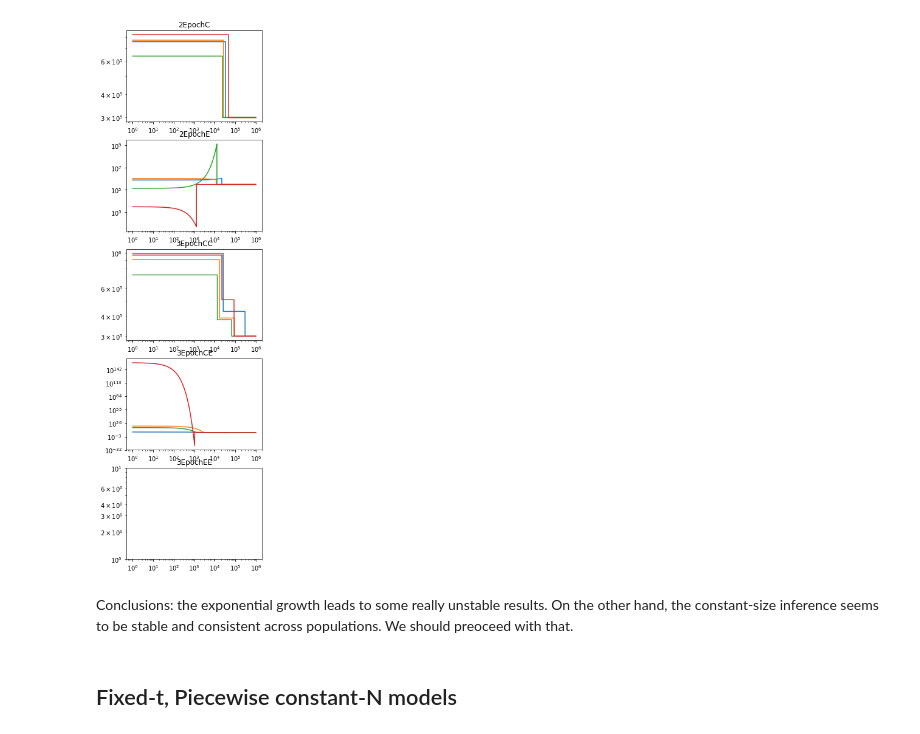
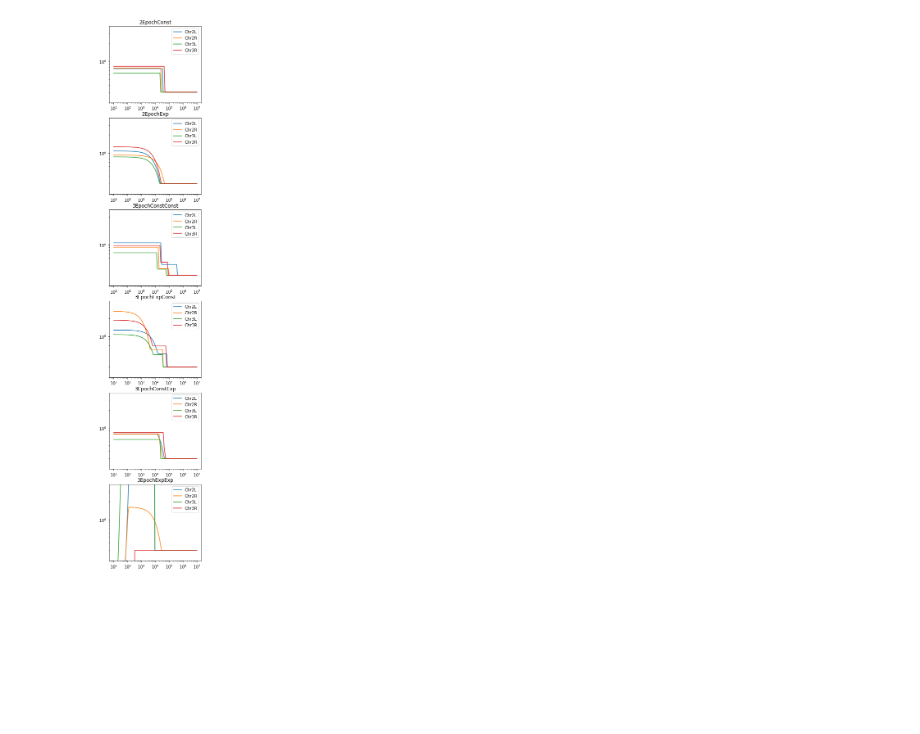
Before and after one commit to dp-rice/multiplemergers, a Jupyter notebook: notebooks/plot_DPGP3_models.ipynb, the cells around one changed output. Drawn from its saved outputs; the diff is of its cells as text; code cells hidden in the pictures; blank space fills up the shorter version.

Commit message:
Simplify model fitting to just 3-epoch models.

```diff
--- a/notebooks/plot_DPGP3_models.ipynb
+++ b/notebooks/plot_DPGP3_models.ipynb
@@ -21,19 +16,17 @@ model_types = ['2EpochC',
 # %%
+model_types = ['2EpochConst', '2EpochExp', '3EpochConstConst', '3EpochExpConst', '3EpochConstExp', '3EpochExpExp']
 models = {}
 for mt in model_types:
     models[mt] = [DemographicModel(data_dir + chrom + '.' + mt + '.txt') for chrom in chroms]
 # %%
-t = np.arange(1e6)
-fig = plt.figure(figsize=(4,16))
+t = np.logspace(1,7,100)
+fig = plt.figure(figsize=(4,24))
 for i, mt in enumerate(model_types):
     ax = fig.add_subplot(len(model_types), 1, i+1)
-    for model in models[mt]:
-        ax.loglog(t, model.population_size(t))
+    for j, model in enumerate(models[mt]):
+        ax.loglog(t, model.population_size(t), label=chroms[j])
     ax.set_title(mt)
-    # plt.ylim([1e5,1e6])
+    ax.set_ylim([2e5,4e6])
+    plt.legend()
 # %% [output]
-[figure, old version]
+[figure, new version]
-# %% [markdown]
-Conclusions: the exponential growth leads to some really unstable results. On the other hand, the constant-size inference seems to be stable and consistent across populations. We should preoceed with that.
-# %% [markdown]
-## Fixed-t, Piecewise constant-N models
```
Also changed, not shown: parts of 8 cells of this notebook, 9 other files.
